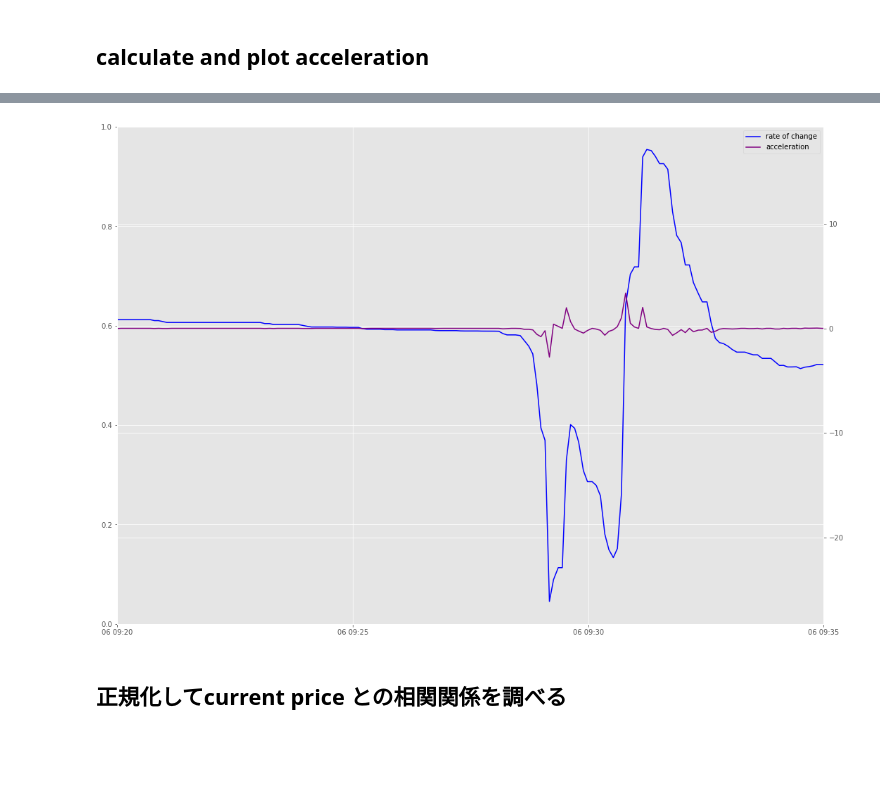
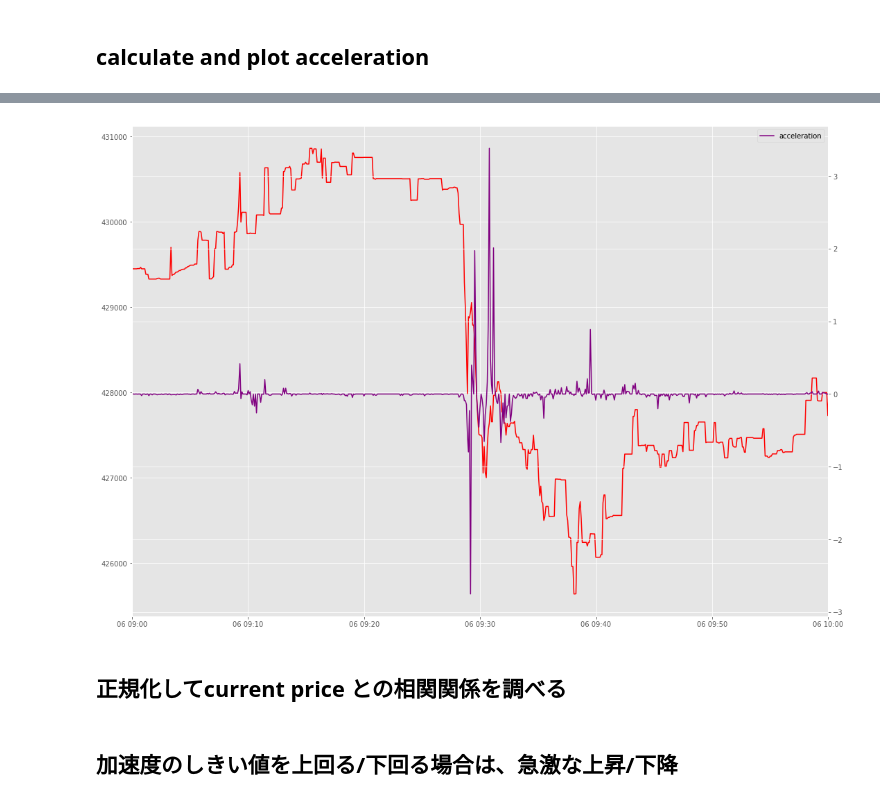
Before and after one commit to soujiro0725/finance-stats, a Jupyter notebook: btc-autotrader-history.ipynb, the cells around one changed output, grey strips where cells are left out. Drawn from its saved outputs; the diff is of its cells as text; code cells hidden in the pictures; blank space fills up the shorter version.

```diff
--- a/btc-autotrader-history.ipynb
+++ b/btc-autotrader-history.ipynb
@@ -250,8 +237,6 @@ dtype: object
 # %%
 start_datetime = df.datetime.iloc[0]
-df['time_elapsed'] = (df.datetime - start_datetime).dt.total_seconds()
-#type(df['time_elapsed'])
-df['acceleration'] = (df.rate_of_change - df.rate_of_change.shift(1)) / (df['time_elapsed'] - df['time_elapsed'].shift(1))
+df['acceleration'] = (df.rate_of_change - df.rate_of_change.shift(1)) / (df.datetime- df.datetime.shift(1)).dt.total_seconds()
 df.head()
 # %% [output]
 |  | datetime | cash | btc_in_possession | btc_current_price | position | rate_of_change | total_value | ... |
@@ -263,17 +248,19 @@ df.head()
 # %%
 fig, ax1 = plt.subplots(figsize=(18,13))
 ax2 = ax1.twinx()
-x_min = datetime.datetime(2019, 3, 6, 9, 20)
-x_max = datetime.datetime(2019, 3, 6, 9, 35)
+x_min = datetime.datetime(2019, 3, 6, 9, 0)
+x_max = datetime.datetime(2019, 3, 6, 10, 0)
 plt.xlim(x_min, x_max)
 #plt.plot(df.datetime, df.cash)
-#ax1.plot(df.datetime, df.btc_current_price, color='r', label='current price')
+ax1.plot(df.datetime, df.btc_current_price, color='r', label='current price')
 #ax1.plot(df.datetime, df.btc_current_price.rolling(50).mean(), color='green', label='moving average price')
-ax2.plot(df.datetime, df.rate_of_change, color='b', label='rate of change')
+#ax2.plot(df.datetime, df.rate_of_change, color='b', label='rate of change')
 ax2.plot(df.datetime, df.acceleration, color='purple', label='acceleration')
 plt.legend()
 plt.show()
 # %% [output]
-[figure, old version]
+[figure, new version]
 # %% [markdown]
 ## 正規化してcurrent price との相関関係を調べる
+# %% [markdown]
+## 加速度のしきい値を上回る/下回る場合は、急激な上昇/下降
```
Also changed, not shown: parts of 2 cells of this notebook.
